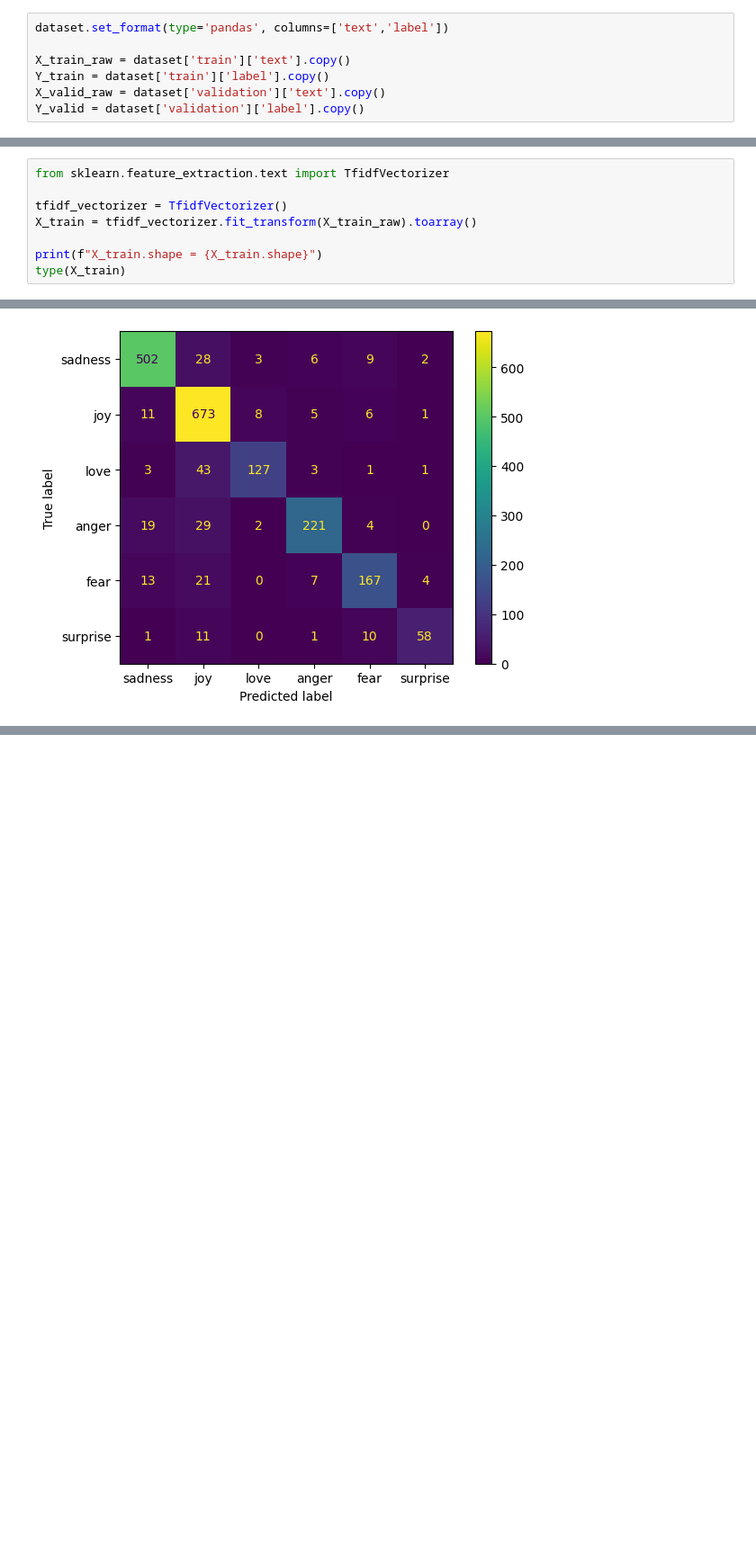
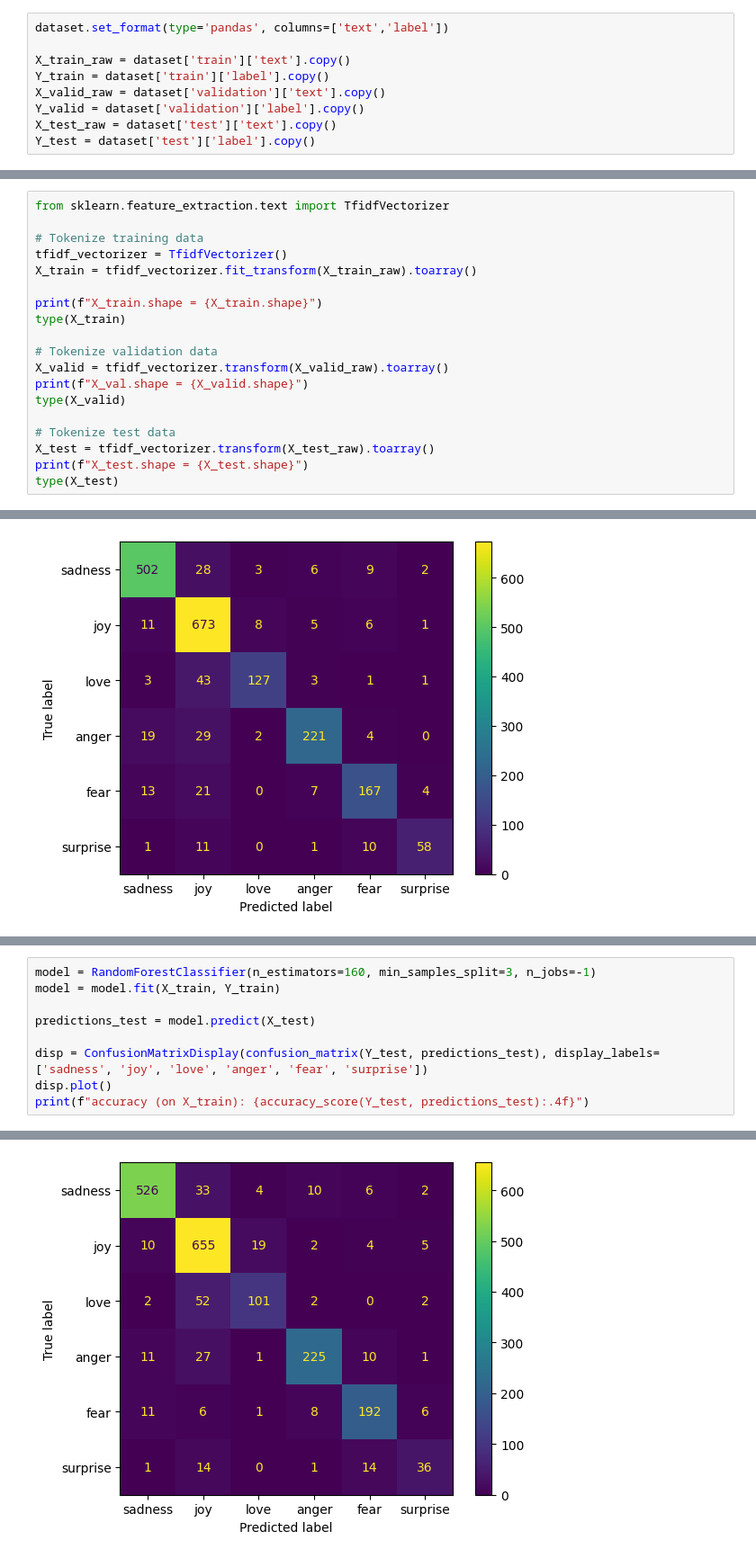
Before and after one commit to cbarond/cs39aa_project, a Jupyter notebook: project_part2.ipynb, the cells around one changed output, grey strips where cells are left out. Shown at 90% size. Drawn from its saved outputs; the diff is of its cells as text; blank space fills up the shorter version.

```diff
--- a/project_part2.ipynb
+++ b/project_part2.ipynb
@@ -20,3 +24,5 @@ X_train_raw = dataset['train']['text'].copy()
 Y_train = dataset['train']['label'].copy()
 X_valid_raw = dataset['validation']['text'].copy()
 Y_valid = dataset['validation']['label'].copy()
+X_test_raw = dataset['test']['text'].copy()
+Y_test = dataset['test']['label'].copy()
@@ -23,10 +31,21 @@ Y_valid = dataset['validation']['label'].copy()
 # %%
 from sklearn.feature_extraction.text import TfidfVectorizer
 
+# Tokenize training data
 tfidf_vectorizer = TfidfVectorizer()
 X_train = tfidf_vectorizer.fit_transform(X_train_raw).toarray()
 
 print(f"X_train.shape = {X_train.shape}")
 type(X_train)
+
+# Tokenize validation data
+X_valid = tfidf_vectorizer.transform(X_valid_raw).toarray()
+print(f"X_val.shape = {X_valid.shape}")
+type(X_valid)
+
+# Tokenize test data
+X_test = tfidf_vectorizer.transform(X_test_raw).toarray()
+print(f"X_test.shape = {X_test.shape}")
+type(X_test)
 # %% [output]
 X_train.shape = (16000, 15186)
@@ -63,0 +150,10 @@ accuracy (on X_train): 0.8740
+# %%
+model = RandomForestClassifier(n_estimators=160, min_samples_split=3, n_jobs=-1)
+model = model.fit(X_train, Y_train)
+
+predictions_test = model.predict(X_test)
+
+disp = ConfusionMatrixDisplay(confusion_matrix(Y_test, predictions_test), display_labels=['sadness', 'joy', 'love', 'anger', 'fear', 'surprise'])
+disp.plot()
+print(f"accuracy (on X_train): {accuracy_score(Y_test, predictions_test):.4f}")
+# %% [output]
@@ -63,0 +161 @@ accuracy (on X_train): 0.8740
+[figure, added]
```
Also changed, not shown: parts of 13 cells of this notebook.
